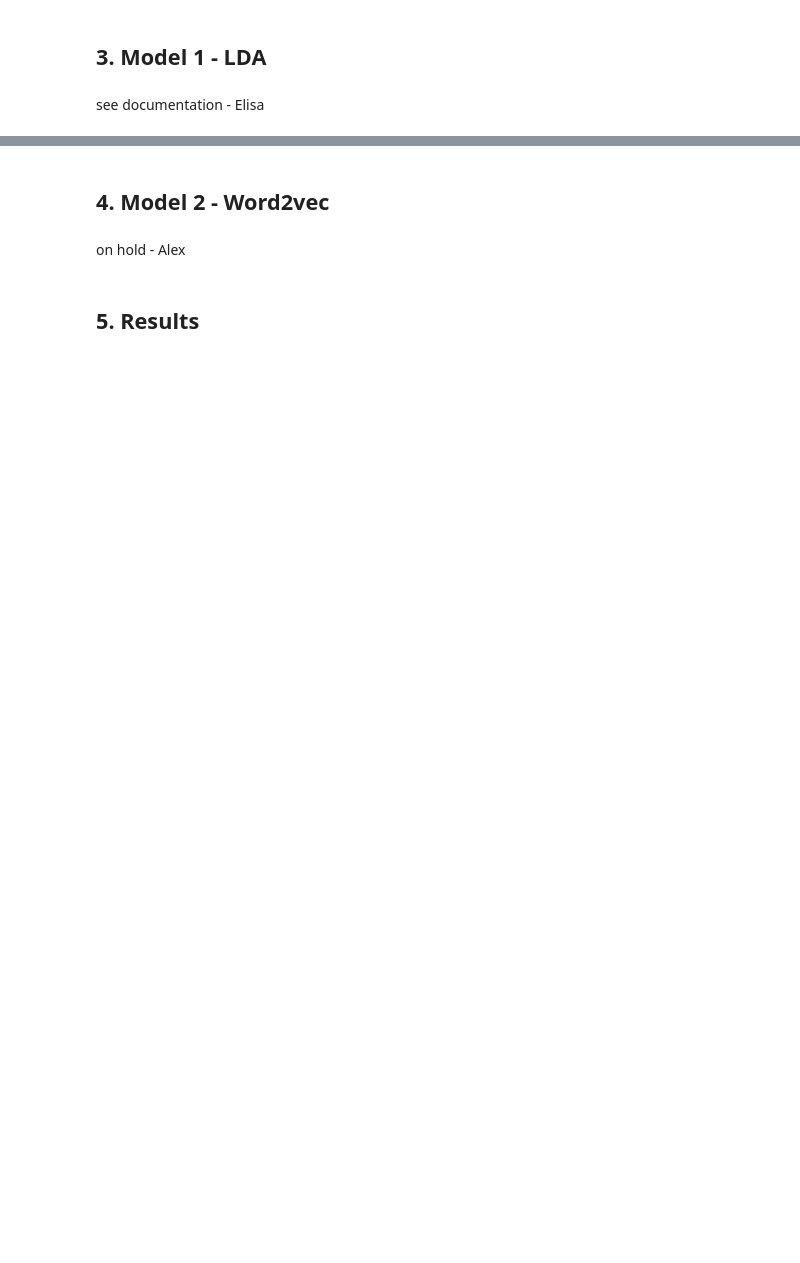
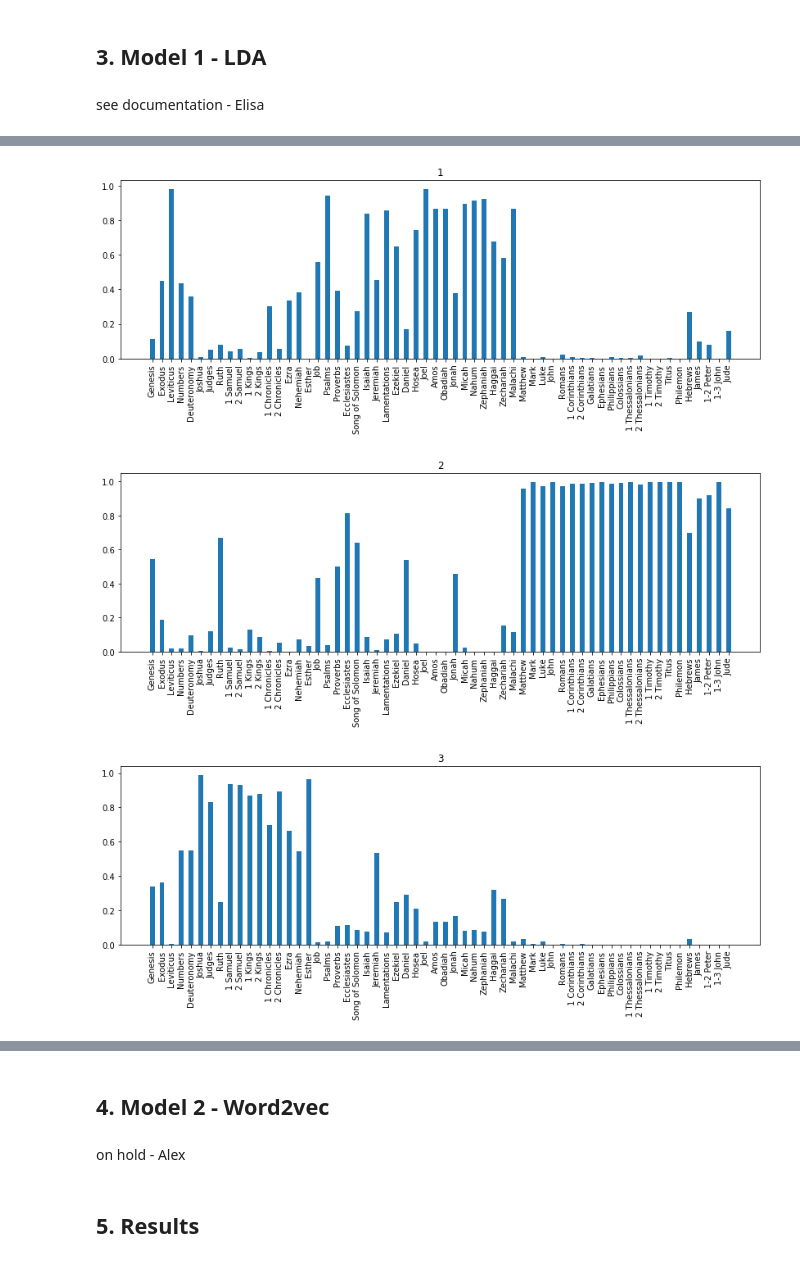
Before and after one commit to Amglex/Machine-Learning-for-textual-data, a Jupyter notebook: ML_Project.ipynb, the cells around one changed output, grey strips where cells are left out. Drawn from its saved outputs; the diff is of its cells as text; code cells hidden in the pictures; blank space fills up the shorter version.

```diff
--- a/ML_Project.ipynb
+++ b/ML_Project.ipynb
@@ -134,8 +224,9 @@ def tokenizer_porter(text):
     stop = stopwords.words('english')
     porter = PorterStemmer()
 
-    stem = [porter.stem(word) for word in text.split()]
-    stopremoved = [w for w in stem if w not in stop] #removing common stop words as downloaded from nltk package
+    stopremoved = [w for w in text.split() if w not in stop] #removing common stop words as downloaded from nltk package
+    stem = [porter.stem(word) for word in stopremoved]
+
     return " ".join(stopremoved)
 # %%
 pd.set_option('display.max_colwidth', -1)
@@ -243,0 +373,36 @@ Name: cleaned, Length: 1189, dtype: object
+# %%
+pset = set()  #set of all presidents
+plist = []
+for p in df['book']:
+    if p not in pset:
+        plist.append(p)
+        pset.add(p)
+
+weights=[]  #take the average over all speeches per president
+for p in plist:
+    line=[]
+    indices = df.index[df['book'] == p]
+    for i in indices:
+        line.append(list(X_topics[i]))
+    weights.append(list(np.mean(line, axis=0)))
+
+#prepare plot - inspiration and code examples from https://de.dariah.eu/tatom/topic_model_visualization.html
+N, K = len(weights), len(weights[0])
+ind = np.arange(N)
+width = 0.5
+
+#Plot for every single topic
+
+for x in range(K):
+    t = [] # alist with values for all 42 presidents for topic 1
+    for entry in weights:
+        t.append(entry[x])
+    fig = plt.figure(figsize=(14,4))
+    plt.bar(ind, t, width=width)
+    plt.xticks(rotation=90)
+    plt.xticks(ind , plist)
+    plt.title(titles[x])
+# %% [output]
+[figure, added]
+[figure, added]
+[figure, added]
```
Also changed, not shown: parts of 12 cells of this notebook.
